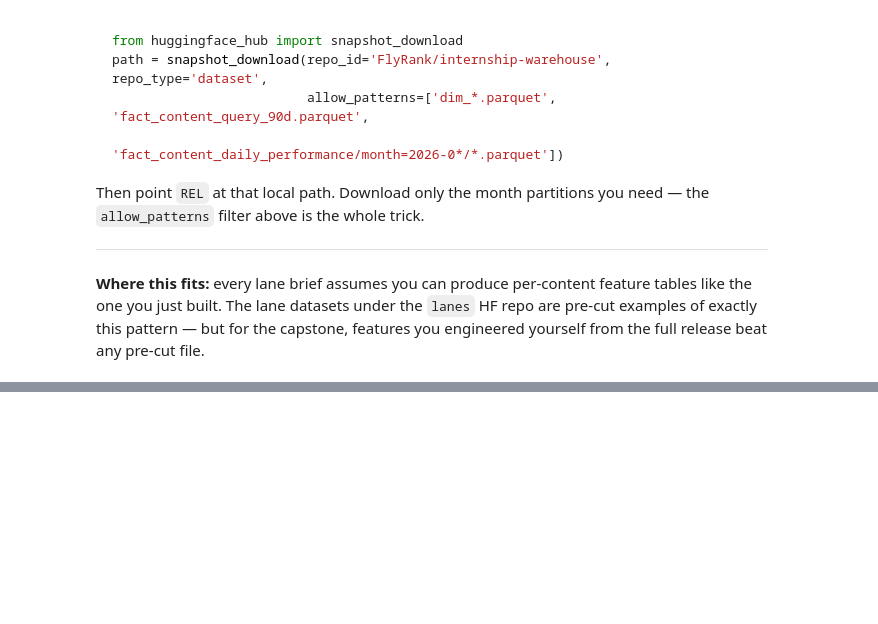
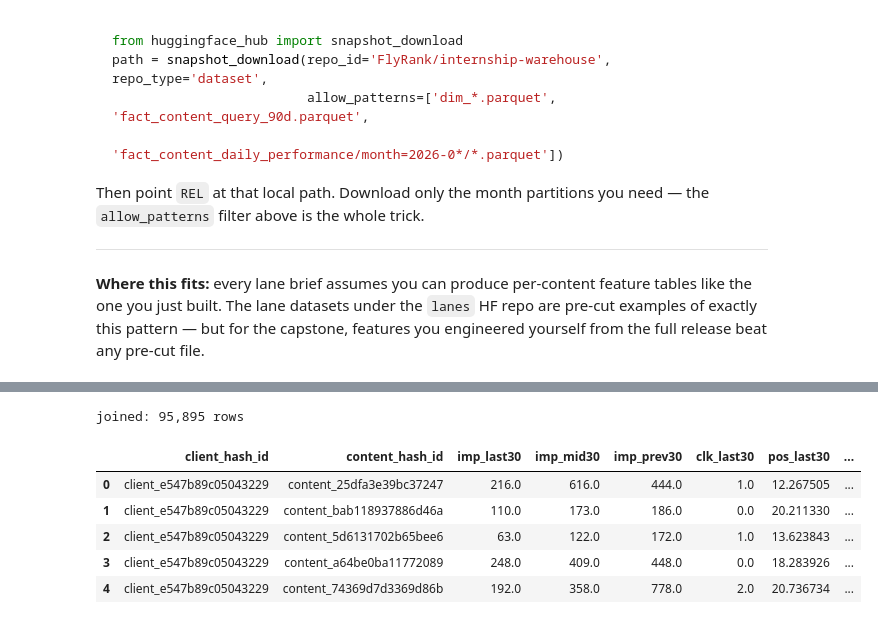
Before and after one commit to Sudharshansirikonda/flyrank-ml-internship-starter, a Jupyter notebook: notebooks/03_working_with_the_full_release.ipynb, the cells around one changed output, grey strips where cells are left out. Drawn from its saved outputs; the diff is of its cells as text; code cells hidden in the pictures; blank space fills up the shorter version.

```diff
--- a/notebooks/03_working_with_the_full_release.ipynb
+++ b/notebooks/03_working_with_the_full_release.ipynb
@@ -173,0 +260,39 @@ release beat any pre-cut file.
+# %%
+pos_volatility = con.sql(f"""
+    WITH bounds AS (
+        SELECT MAX(report_date) AS end_d FROM {TABLES['fact_daily']}
+    )
+    SELECT f.content_hash_id,
+           STDDEV_POP(f.gsc_avg_position) AS pos_volatility_last30
+    FROM {TABLES['fact_daily']} f, bounds b
+    WHERE f.report_date > b.end_d - INTERVAL 30 DAY
+    GROUP BY 1
+""").df()
+
+qsignals = con.sql(f"""
+    SELECT content_hash_id,
+           ANY_VALUE(content_visible_query_count)     AS visible_queries,
+           ANY_VALUE(rare_impressions_share)          AS rare_share,
+           ANY_VALUE(anonymized_impressions_share)    AS anon_share,
+           MAX(impressions_90d)                       AS top_query_impressions,
+           SUM(impressions_90d)                       AS kept_impressions
+    FROM {TABLES['fact_query_90d']}
+    GROUP BY content_hash_id
+""").df()
+
+qsignals['top_query_share'] = qsignals['top_query_impressions'] / qsignals['kept_impressions']
+
+data_90d = (features_90d
+            .merge(qsignals, on='content_hash_id', how='left')
+            .merge(pos_volatility, on='content_hash_id', how='left'))
+
+print(f'joined: {len(data_90d):,} rows')
+data_90d.head()
+# %% [output]
+joined: 95,895 rows
+|  | client_hash_id | content_hash_id | imp_last30 | imp_mid30 | imp_prev30 | clk_last30 | pos_last30 | ... |
+| 0 | client_e547b89c05043229 | content_25dfa3e39bc37247 | 216.0 | 616.0 | 444.0 | 1.0 | 12.267505 | ... |
+| 1 | client_e547b89c05043229 | content_bab118937886d46a | 110.0 | 173.0 | 186.0 | 0.0 | 20.211330 | ... |
+| 2 | client_e547b89c05043229 | content_5d6131702b65bee6 | 63.0 | 122.0 | 172.0 | 1.0 | 13.623843 | ... |
+| 3 | client_e547b89c05043229 | content_a64be0ba11772089 | 248.0 | 409.0 | 448.0 | 0.0 | 18.283926 | ... |
+| 4 | client_e547b89c05043229 | content_74369d7d3369d86b | 192.0 | 358.0 | 778.0 | 2.0 | 20.736734 | ... |
```
Also changed, not shown: parts of 10 cells of this notebook.
